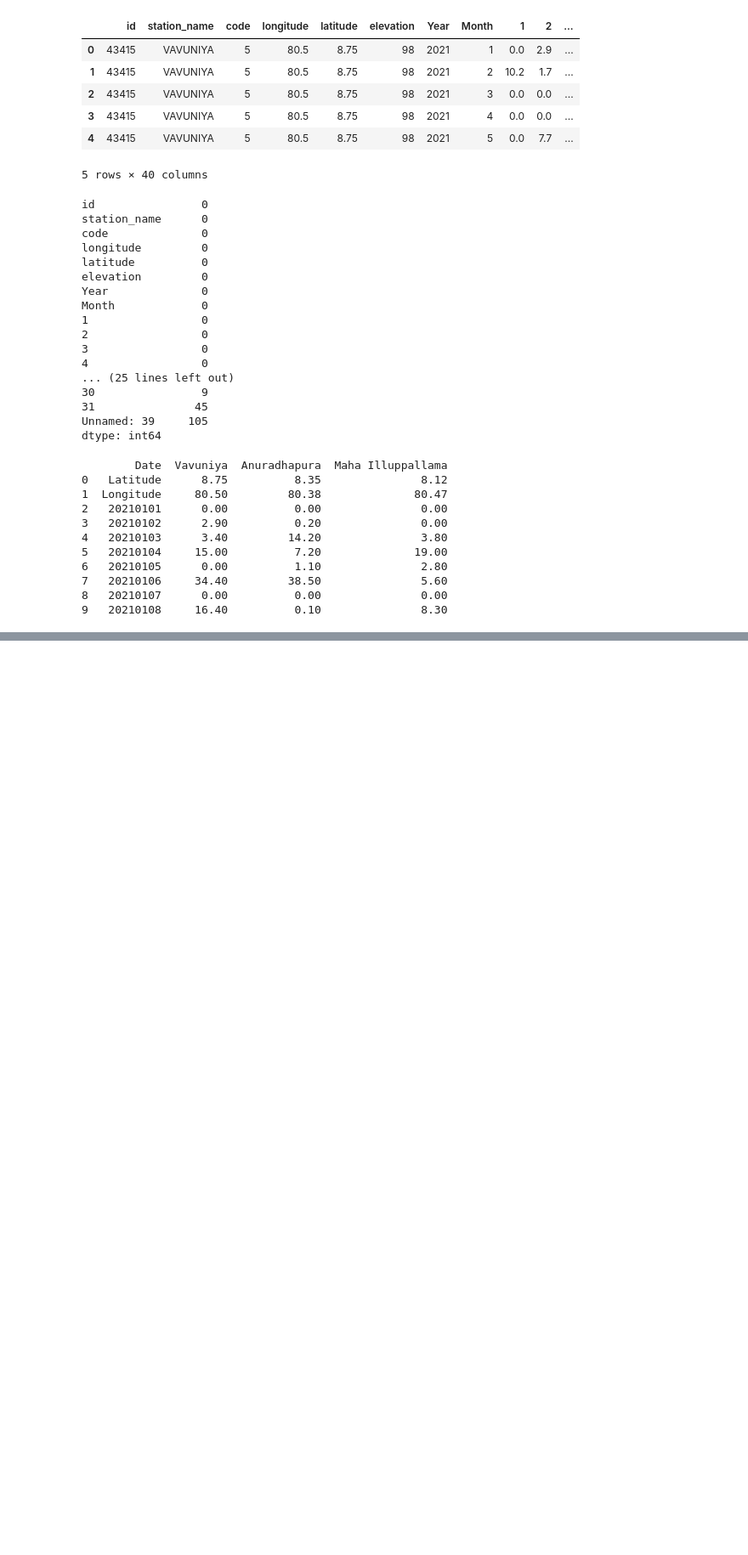
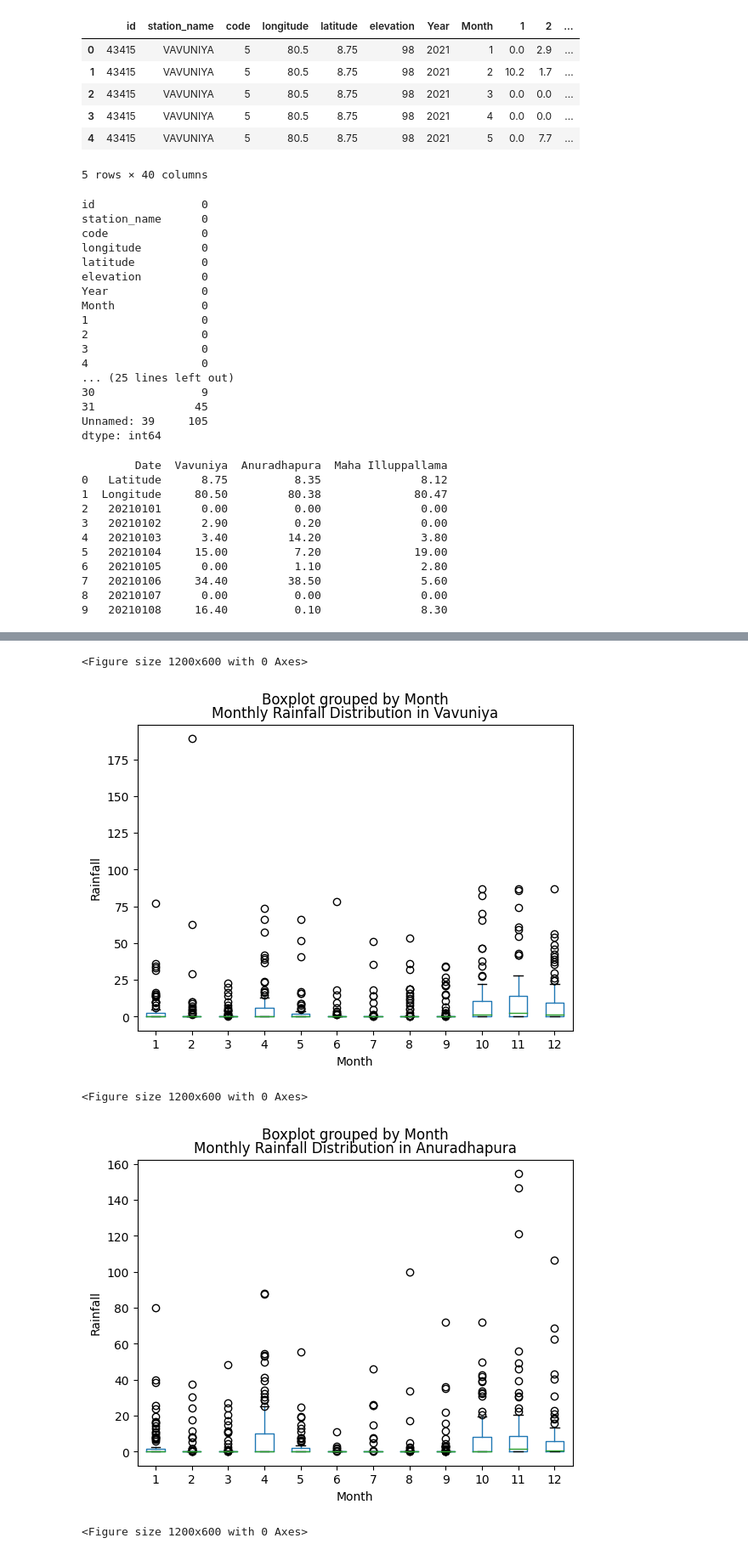
Before and after one commit to cepdnaclk/e19-co544-Rainfall-Prediction-System, a Jupyter notebook: eda.ipynb, the cells around one changed output, grey strips where cells are left out. Shown: that part at 85% size. Drawn from its saved outputs; the diff is of its cells as text; code cells hidden in the pictures; blank space fills up the shorter version.

```diff
--- a/eda.ipynb
+++ b/eda.ipynb
@@ -96,0 +230,15 @@ print(new_df.head(10))
+# %%
+# Boxplot to see the distribution of rainfall across different months
+for station in stations:
+    plt.figure(figsize=(12, 6))
+    df.boxplot(column=station, by='Month', grid=False)
+    plt.title(f'Monthly Rainfall Distribution in {station}')
+    plt.xlabel('Month')
+    plt.ylabel('Rainfall')
+    plt.show()
+# %% [output]
+<Figure size 1200x600 with 0 Axes>
+[figure, added]
+<Figure size 1200x600 with 0 Axes>
+[figure, added]
+<Figure size 1200x600 with 0 Axes>
```
Also changed, not shown: parts of 13 cells of this notebook, 5 other files.
